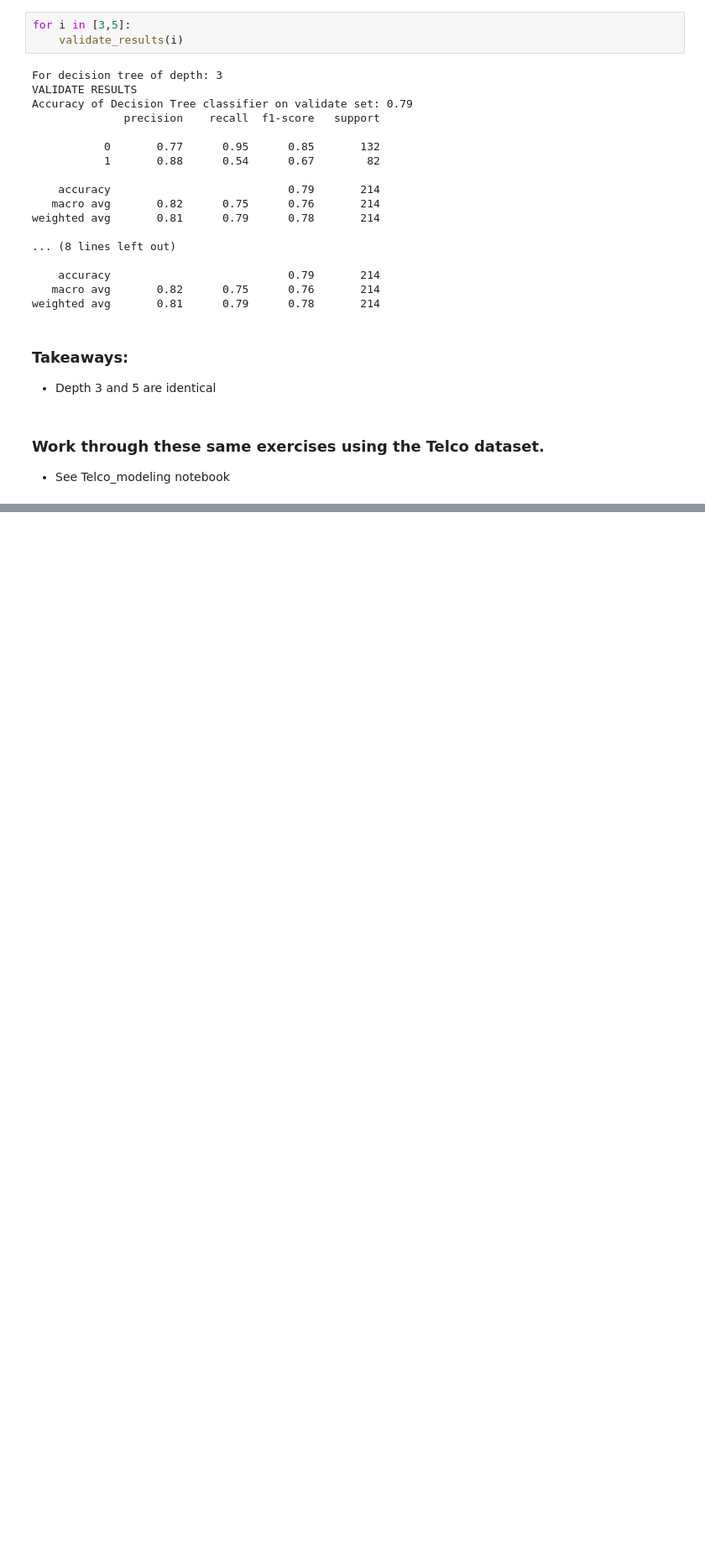
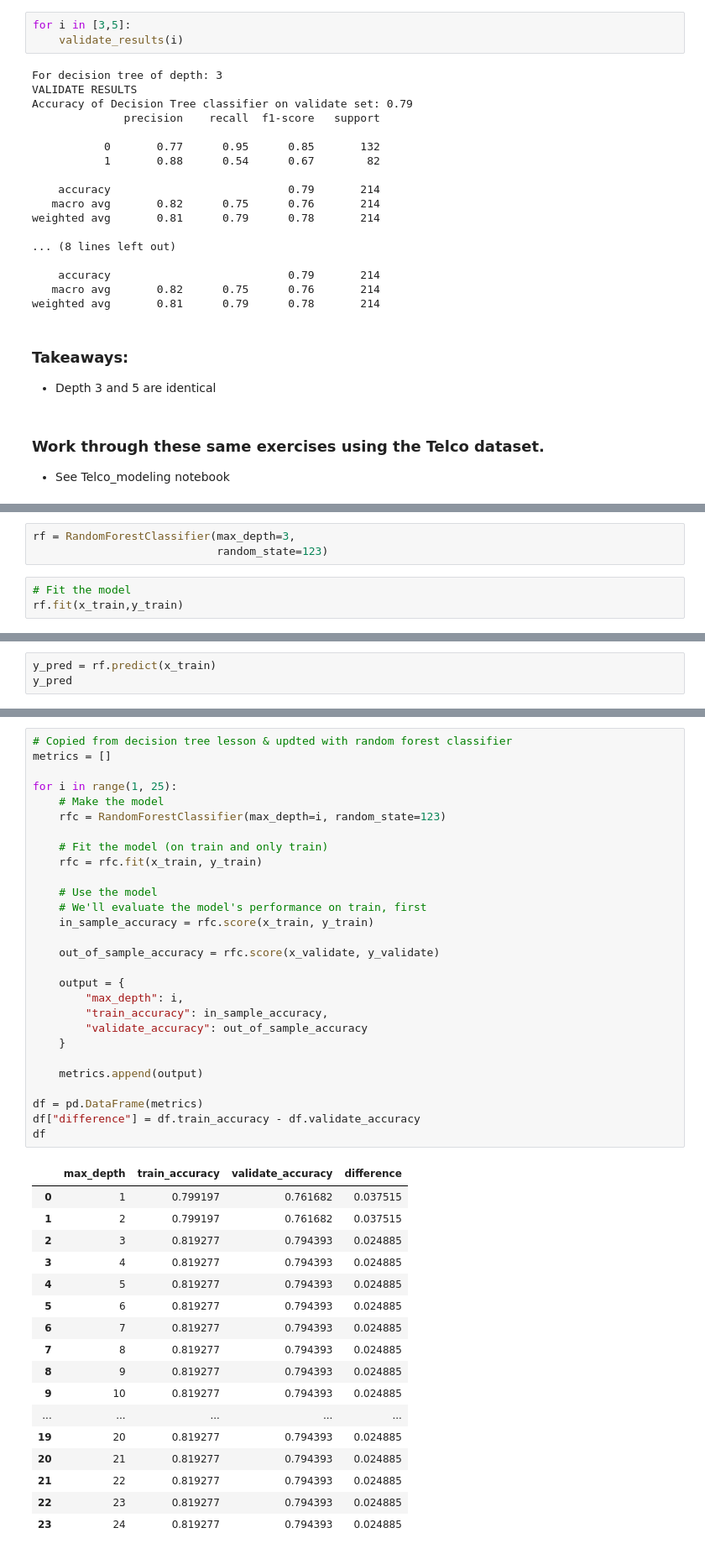
Before and after one commit to bradgauvin/classification-exercises, a Jupyter notebook: model.ipynb, the cells around one changed output, grey strips where cells are left out. Shown: that part at 84% size. Saved outputs shown, nothing was run; the diff lists cells and outputs as text; blank space fills up the shorter version.

```diff
--- a/model.ipynb
+++ b/model.ipynb
@@ -297,0 +457,6 @@ weighted avg       0.81      0.79      0.78       214
+# %%
+rf = RandomForestClassifier(max_depth=3,
+                            random_state=123)
+# %%
+# Fit the model
+rf.fit(x_train,y_train)
@@ -297,0 +470,3 @@ weighted avg       0.81      0.79      0.78       214
+# %%
+y_pred = rf.predict(x_train)
+y_pred
@@ -297,0 +660,46 @@ weighted avg       0.81      0.79      0.78       214
+# %%
+# Copied from decision tree lesson & updted with random forest classifier
+metrics = []
+
+for i in range(1, 25):
+    # Make the model
+    rfc = RandomForestClassifier(max_depth=i, random_state=123)
+
+    # Fit the model (on train and only train)
+    rfc = rfc.fit(x_train, y_train)
+
+    # Use the model
+    # We'll evaluate the model's performance on train, first
+    in_sample_accuracy = rfc.score(x_train, y_train)
+
+    out_of_sample_accuracy = rfc.score(x_validate, y_validate)
+
+    output = {
+        "max_depth": i,
+        "train_accuracy": in_sample_accuracy,
+        "validate_accuracy": out_of_sample_accuracy
+    }
+
+    metrics.append(output)
+
+df = pd.DataFrame(metrics)
+df["difference"] = df.train_accuracy - df.validate_accuracy
+df
+# %% [output]
+|  | max_depth | train_accuracy | validate_accuracy | difference |
+| 0 | 1 | 0.799197 | 0.761682 | 0.037515 |
+| 1 | 2 | 0.799197 | 0.761682 | 0.037515 |
+| 2 | 3 | 0.819277 | 0.794393 | 0.024885 |
+| 3 | 4 | 0.819277 | 0.794393 | 0.024885 |
+| 4 | 5 | 0.819277 | 0.794393 | 0.024885 |
+| 5 | 6 | 0.819277 | 0.794393 | 0.024885 |
+| 6 | 7 | 0.819277 | 0.794393 | 0.024885 |
+| 7 | 8 | 0.819277 | 0.794393 | 0.024885 |
+| 8 | 9 | 0.819277 | 0.794393 | 0.024885 |
+| 9 | 10 | 0.819277 | 0.794393 | 0.024885 |
+| ... | ... | ... | ... | ... |
+| 19 | 20 | 0.819277 | 0.794393 | 0.024885 |
+| 20 | 21 | 0.819277 | 0.794393 | 0.024885 |
+| 21 | 22 | 0.819277 | 0.794393 | 0.024885 |
+| 22 | 23 | 0.819277 | 0.794393 | 0.024885 |
+| 23 | 24 | 0.819277 | 0.794393 | 0.024885 |
```
Also changed, not shown: parts of 35 cells of this notebook.
